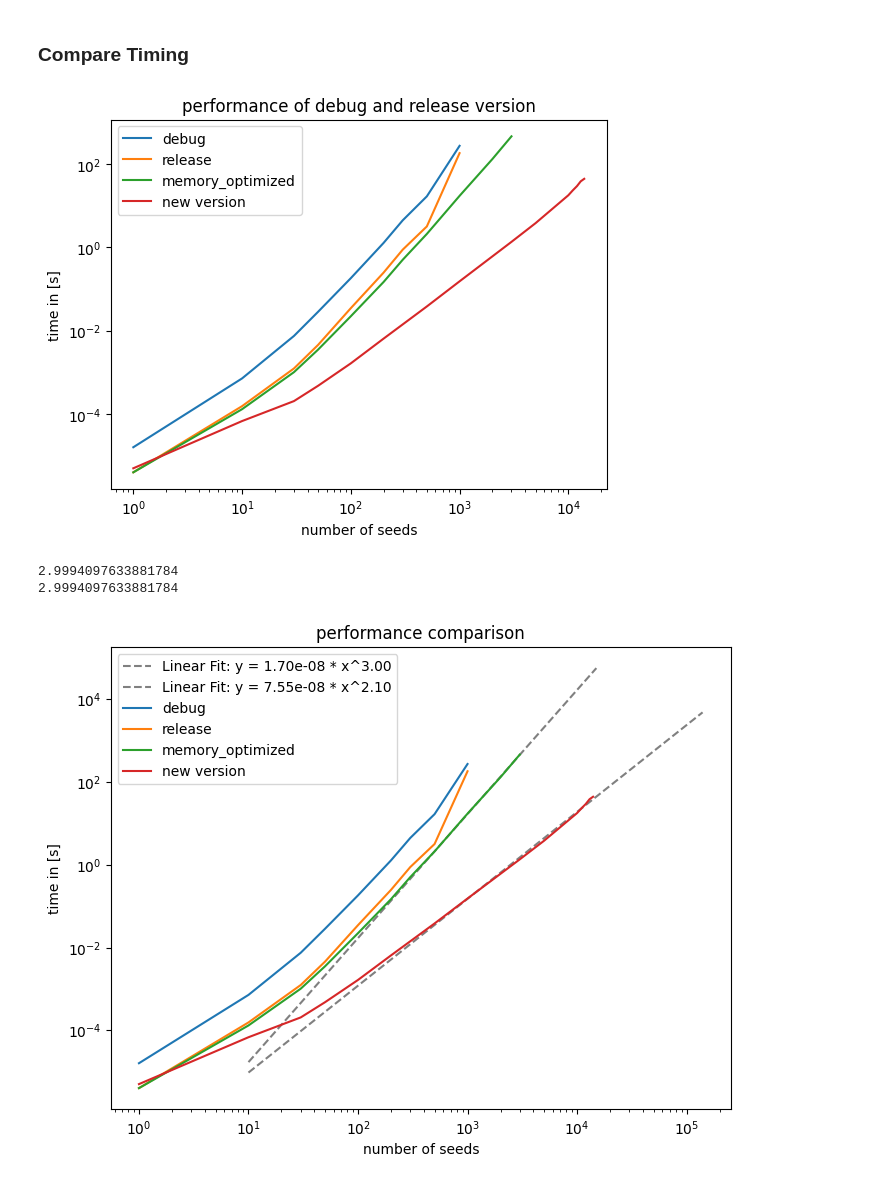
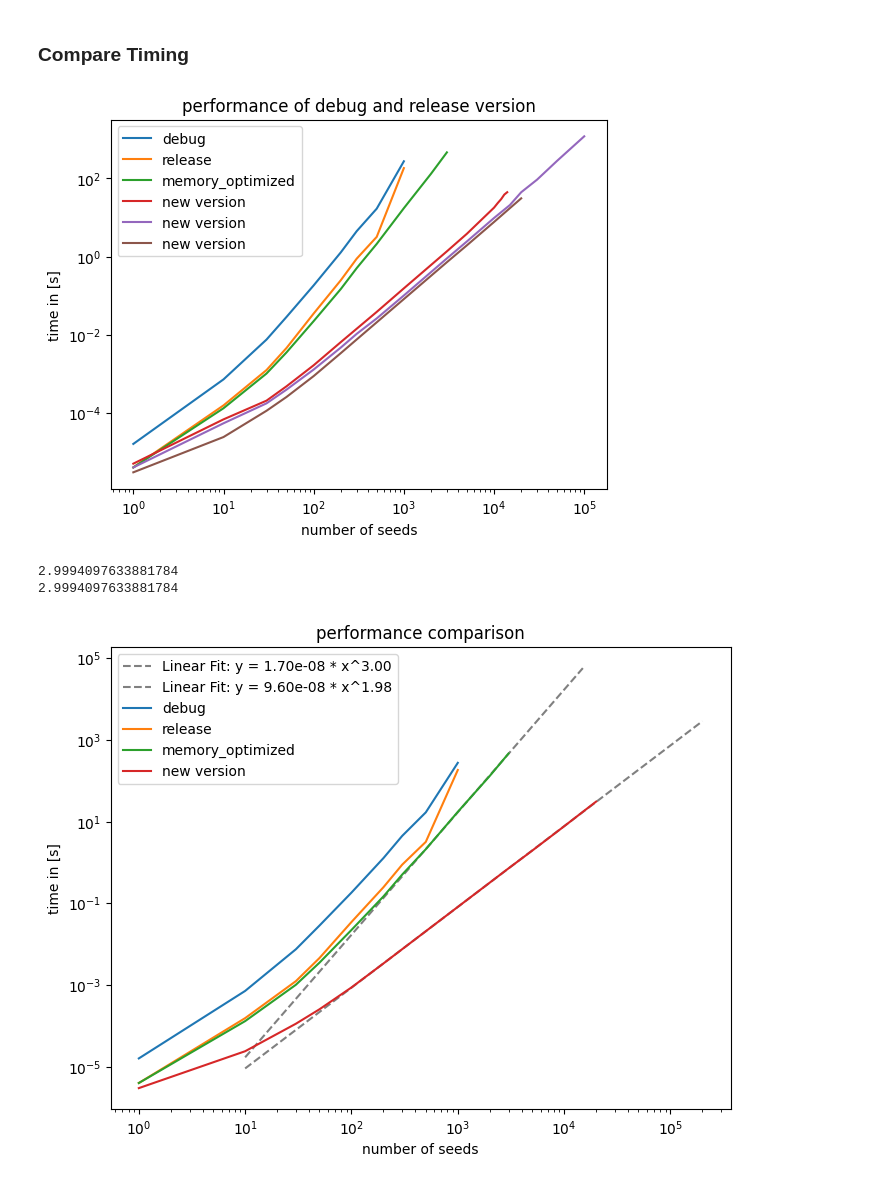
Before and after one commit to lucas56098/voronoi_mesh_project, a Jupyter notebook: animate.ipynb, the cells around one changed output. Saved outputs shown, nothing was run; the diff lists cells and outputs as text; code cells hidden in the pictures.

```diff
--- a/animate.ipynb
+++ b/animate.ipynb
@@ -89,24 +89,28 @@ saved animation
 # %%
 debug = np.loadtxt('build/times_debug_naive.csv', delimiter=',', skiprows=1)
 release = np.loadtxt('build/times_release_naive.csv', delimiter=',', skiprows=1)
 release_memory_opt = np.loadtxt('build/times_release_memory_opt.csv', delimiter=',', skiprows=1)
 new_algorithm = np.loadtxt('build/times_new_algorithm2.csv', delimiter=',', skiprows=1)
+new_algorithm2 = np.loadtxt('build/times_leakage_test.csv', delimiter=',', skiprows=1)
+new_algorithm3 = np.loadtxt('build/times_leakage_test2.csv', delimiter=',', skiprows=1)
 
 
 plt.title('performance of debug and release version')
 plt.xlabel('number of seeds')
 plt.ylabel('time in [s]')
 plt.yscale('log')
 plt.xscale('log')
 plt.plot(debug[:, 0], debug[:, 1]/1000000, label = 'debug')
 plt.plot(release[:, 0], release[:, 1]/1000000, label = 'release')
 plt.plot(release_memory_opt[:, 0], release_memory_opt[:, 1]/1000000, label = 'memory_optimized')
 plt.plot(new_algorithm[:, 0], new_algorithm[:, 1]/1000000, label = 'new version')
+plt.plot(new_algorithm2[:, 0], new_algorithm2[:, 1]/1000000, label = 'new version')
+plt.plot(new_algorithm3[:, 0], new_algorithm3[:, 1]/1000000, label = 'new version')
 plt.legend(loc = 'best')
 #plt.savefig("figures/benchmark.png")
 plt.show()
 # %% [output]
-[figure, old version]
+[figure, new version]
 # %%
 from scipy.optimize import curve_fit
 
@@ -127,14 +131,14 @@ y_fit = np.exp(line(np.log(x_fit), m, b))
 plt.plot(x_fit, y_fit, label=f'Linear Fit: y = {np.exp(b):.2e} * x^{m:.2f}', color='grey', linestyle = '--')
 
 
-popt1, pcov1 = curve_fit(line, np.log(new_algorithm[7:-1, 0]), np.log(new_algorithm[7:-1,1]/1000000))
+popt1, pcov1 = curve_fit(line, np.log(new_algorithm3[7:-1, 0]), np.log(new_algorithm3[7:-1,1]/1000000))
 
 print(popt[0])
 m1 = popt1[0]
 b1 = popt1[1]
 
 # Plot the linear fit
-x_fit = np.linspace(min(new_algorithm[1:, 0]), max(new_algorithm[:, 0])*10, 100)
+x_fit = np.linspace(min(new_algorithm3[1:, 0]), max(new_algorithm3[:, 0])*10, 100)
 y_fit = np.exp(line(np.log(x_fit), m1, b1))
 plt.plot(x_fit, y_fit, label=f'Linear Fit: y = {np.exp(b1):.2e} * x^{m1:.2f}', color='grey', linestyle = '--')
 
@@ -148,7 +152,7 @@ plt.xscale('log')
 plt.plot(debug[:, 0], debug[:, 1]/1000000, label = 'debug')
 plt.plot(release[:, 0], release[:, 1]/1000000, label = 'release')
 plt.plot(release_memory_opt[:, 0], release_memory_opt[:, 1]/1000000, label = 'memory_optimized')
-plt.plot(new_algorithm[:, 0], new_algorithm[:, 1]/1000000, label = 'new version')
+plt.plot(new_algorithm3[:, 0], new_algorithm3[:, 1]/1000000, label = 'new version')
 
 plt.legend(loc = 2)
 plt.savefig("figures/benchmark.png")
@@ -156,4 +160,4 @@ plt.show()
 # %% [output]
 2.9994097633881784
 2.9994097633881784
-[figure, old version]
+[figure, new version]
```
Also changed, not shown: parts of 2 cells of this notebook, 8 other files.
